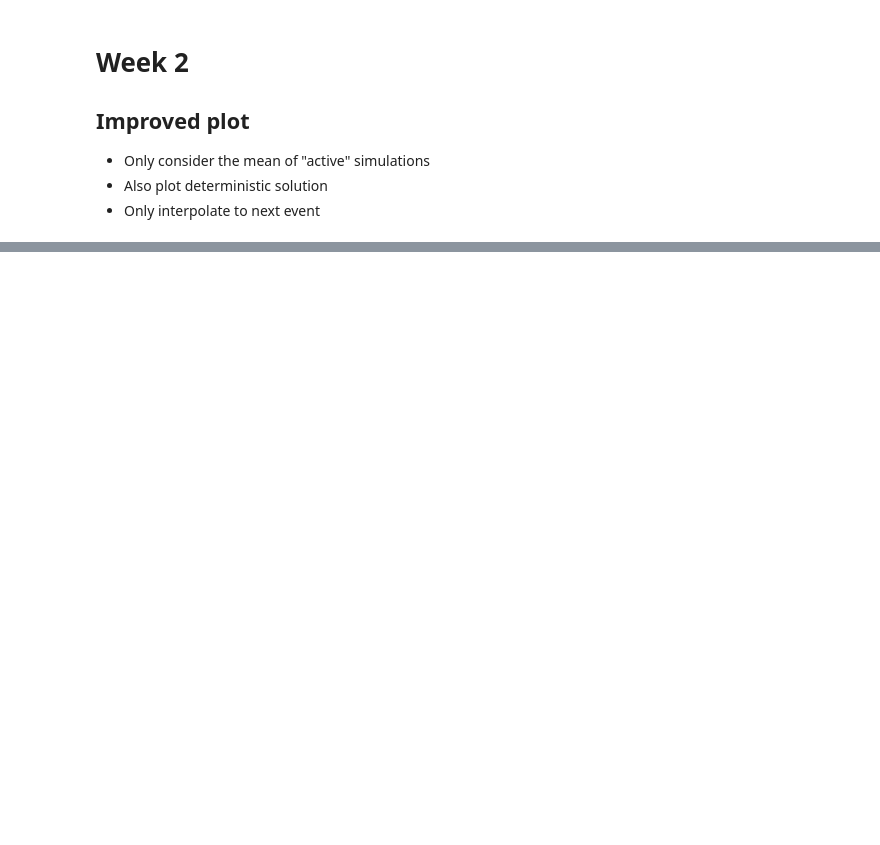
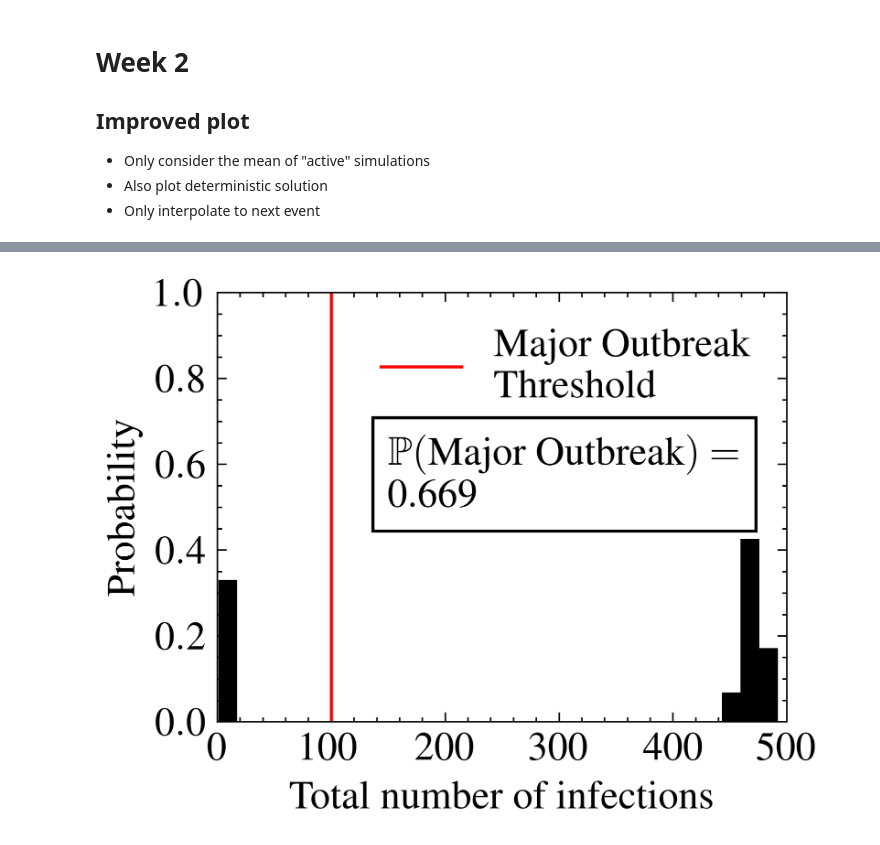
Before and after one commit to j-bowhay/Branching-Process-Models, a Jupyter notebook: notebooks/week2.ipynb, the cells around one changed output, grey strips where cells are left out. Cells and saved outputs as stored; diff of their text form; code cells hidden in the pictures; blank space fills up the shorter version.

```diff
--- a/notebooks/week2.ipynb
+++ b/notebooks/week2.ipynb
@@ -61,0 +63,17 @@ fig.savefig("figures/gillespie.pdf")
+# %%
+
+fig, ax = plt.subplots()
+R_finals = np.asarray(R_finals)
+
+ax.hist(R_finals, bins=30, weights=np.ones_like(R_finals)/len(R_finals))
+ax.plot(2*[N*0.2],[0,1], 'r-', label="Major Outbreak\n Threshold")
+ax.text(150,0.5, r"$\mathbb{P}(\text{Major Outbreak})=$"+"\n"+str(np.sum(R_finals/N > 0.2)/number_of_sims), bbox=dict(facecolor='none', edgecolor='black', pad=5.0))
+ax.set_ylabel("Probability")
+ax.set_xlabel("Total number of infections")
+ax.set_xlim([0, N])
+ax.set_ylim([0, 1])
+ax.set_xticks(100*np.arange(0,6))
+ax.legend()
+plt.savefig("figures/hist.pdf")
+# %% [output]
+[figure, added]
```
Also changed, not shown: parts of 2 cells of this notebook, 32 other files.
